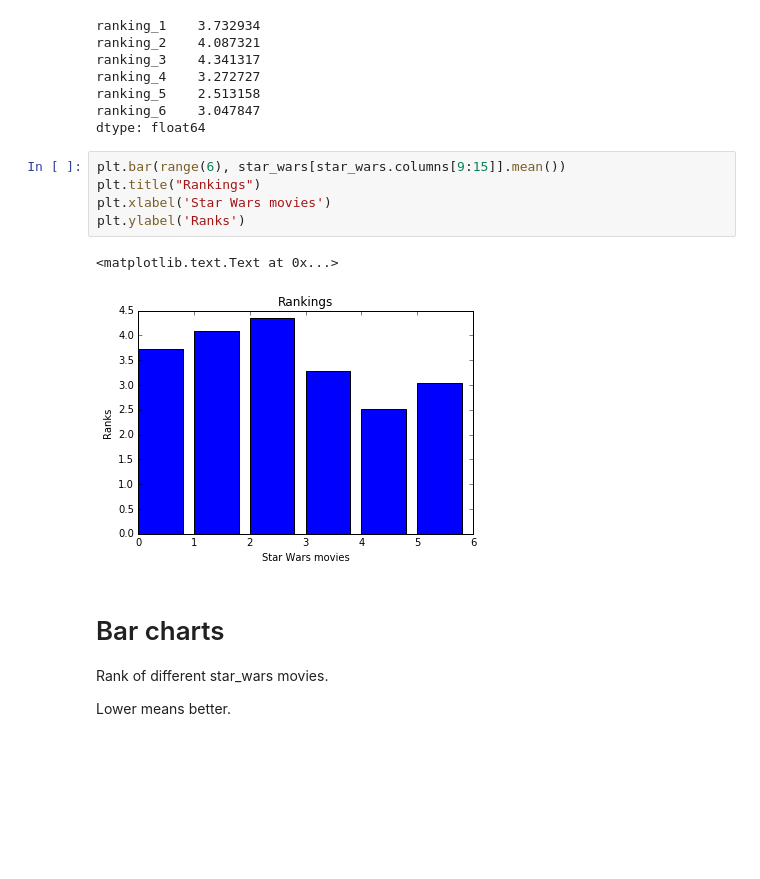
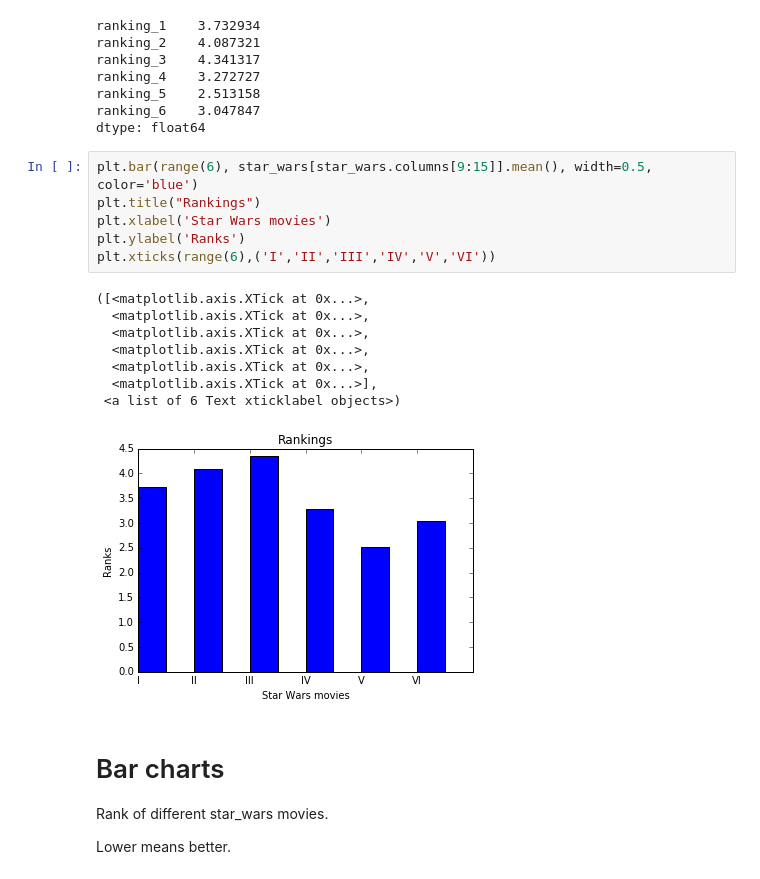
Before and after one commit to xuwenyihust/Star-Wars-Survey, a Jupyter notebook: star_wars.ipynb, the cells around one changed output. Drawn from its saved outputs; the diff is of its cells as text; blank space fills up the shorter version.

```diff
--- a/star_wars.ipynb
+++ b/star_wars.ipynb
@@ -124,13 +124,20 @@ ranking_5    2.513158
 ranking_6    3.047847
 dtype: float64
 # %%
-plt.bar(range(6), star_wars[star_wars.columns[9:15]].mean())
+plt.bar(range(6), star_wars[star_wars.columns[9:15]].mean(), width=0.5, color='blue')
 plt.title("Rankings")
 plt.xlabel('Star Wars movies')
 plt.ylabel('Ranks')
+plt.xticks(range(6),('I','II','III','IV','V','VI'))
 # %% [output]
-<matplotlib.text.Text at 0x...>
+([<matplotlib.axis.XTick at 0x...>,
+  <matplotlib.axis.XTick at 0x...>,
+  <matplotlib.axis.XTick at 0x...>,
+  <matplotlib.axis.XTick at 0x...>,
+  <matplotlib.axis.XTick at 0x...>,
+  <matplotlib.axis.XTick at 0x...>],
+ <a list of 6 Text xticklabel objects>)
-[figure, old version]
+[figure, new version]
 # %% [markdown]
 # Bar charts
 
```
Also changed, not shown: parts of 9 cells of this notebook.
